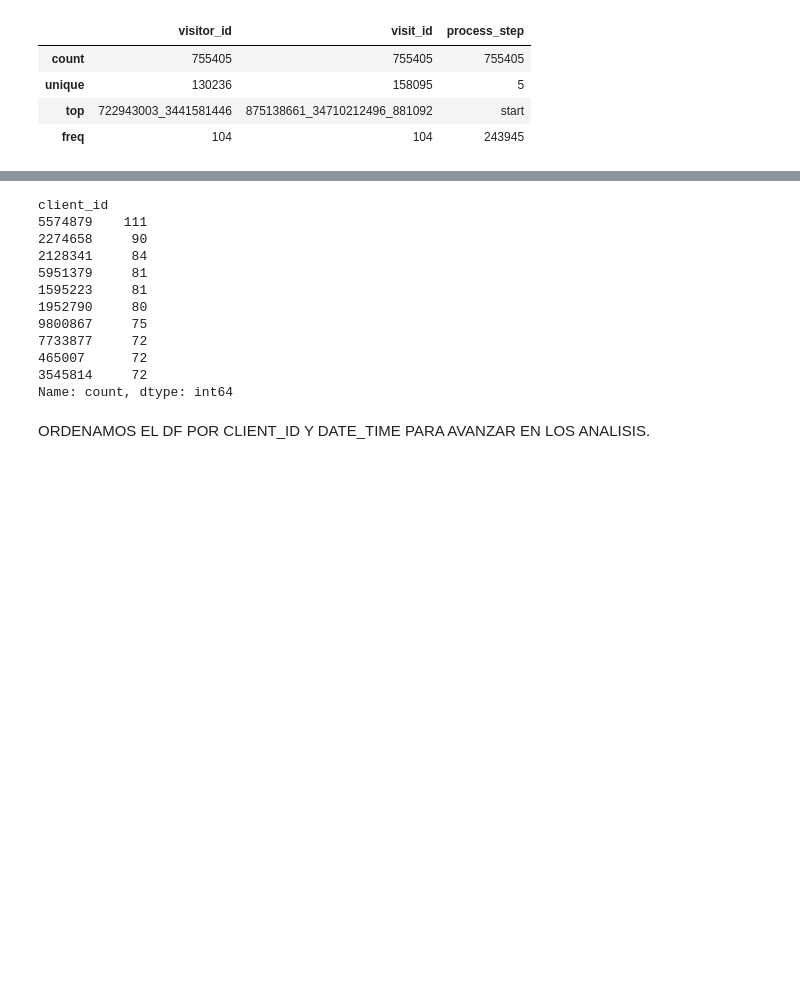
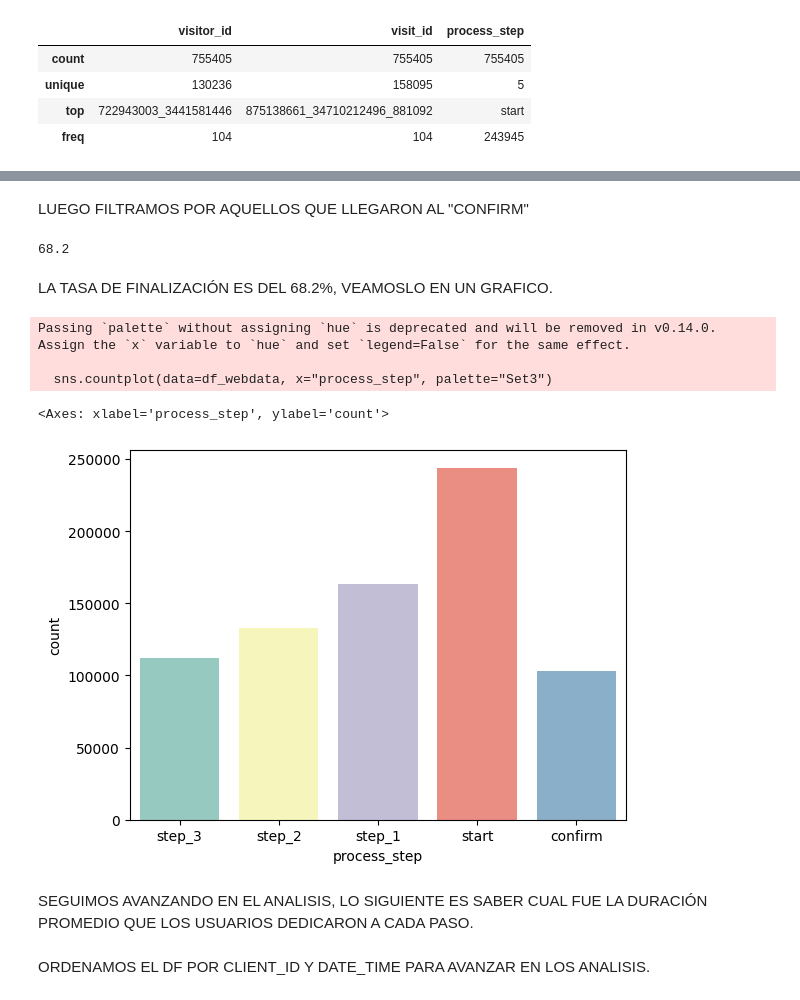
Before and after one commit to bperezlovisolo/Proyecto_4, a Jupyter notebook: notebooks/eda_web.ipynb, the cells around one changed output, grey strips where cells are left out. Saved outputs shown, nothing was run; the diff lists cells and outputs as text; code cells hidden in the pictures; blank space fills up the shorter version.

```diff
--- a/notebooks/eda_web.ipynb
+++ b/notebooks/eda_web.ipynb
@@ -66,3 +68,5 @@ UNA VEZ QUE UNIMOS LOS DOS DF PROCEDEMOS A ANALIZAR LA INFORMACIÓN GENERAL DE L
+# %%
+df_webdata = pd.read_csv("webdata.csv")
 # %%
 fs.informe(df_webdata)
 # %% [output]
@@ -170,16 +138,0 @@ Name: count, Length: 120157, dtype: int64
-# %%
-top10_client = client_process.head(10)
-top10_client
-# %% [output]
-client_id
-5574879    111
-2274658     90
-2128341     84
-5951379     81
-1595223     81
-1952790     80
-9800867     75
-7733877     72
-465007      72
-3545814     72
-Name: count, dtype: int64
@@ -188,3 +139,22 @@ ACA IRA UN GRAFICO DE LOS CLIENTES
+# %% [markdown]
+LUEGO FILTRAMOS POR AQUELLOS QUE LLEGARON AL "CONFIRM"
+# %%
+tasa_confirm = round(((client_confirm/client_total)*100), 2)
+tasa_confirm
+# %% [output]
+68.2
+# %% [markdown]
+LA TASA DE FINALIZACIÓN ES DEL 68.2%, VEAMOSLO EN UN GRAFICO.
+# %%
+sns.countplot(data=df_webdata, x="process_step", palette="Set3")
+# %% [output]
+Passing `palette` without assigning `hue` is deprecated and will be removed in v0.14.0. Assign the `x` variable to `hue` and set `legend=False` for the same effect.
+
+  sns.countplot(data=df_webdata, x="process_step", palette="Set3")
+<Axes: xlabel='process_step', ylabel='count'>
+[figure, added]
+# %% [markdown]
+SEGUIMOS AVANZANDO EN EL ANALISIS, LO SIGUIENTE ES SABER CUAL FUE LA DURACIÓN PROMEDIO QUE LOS USUARIOS DEDICARON A CADA PASO.
 # %% [markdown]
 ORDENAMOS EL DF POR CLIENT_ID Y DATE_TIME PARA AVANZAR EN LOS ANALISIS.
 # %%
```
Also changed, not shown: parts of 29 cells of this notebook.
